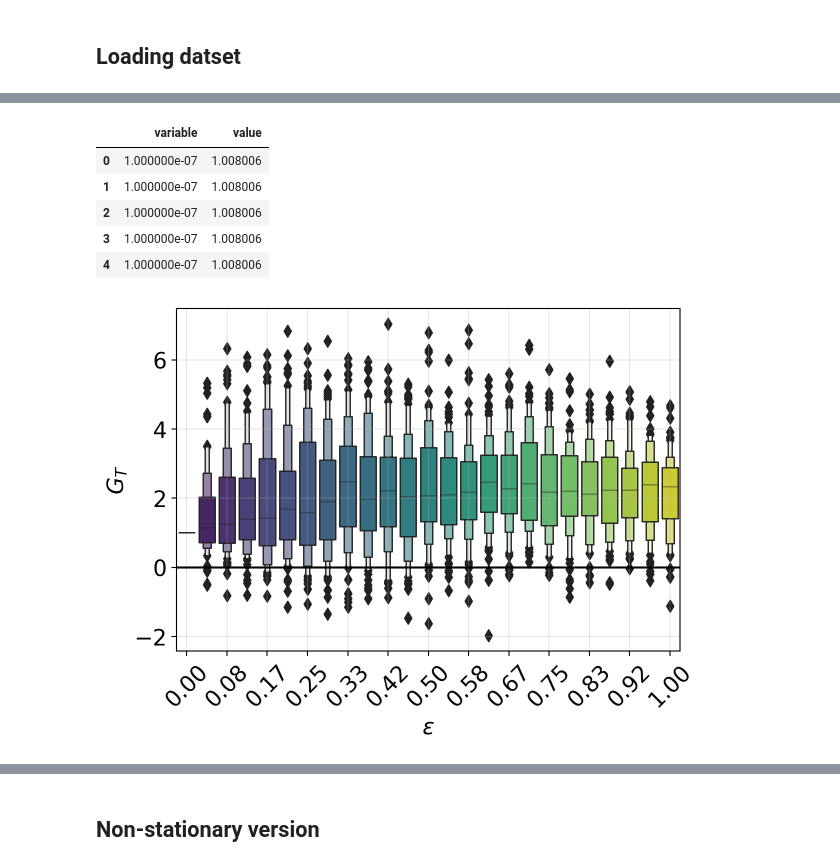
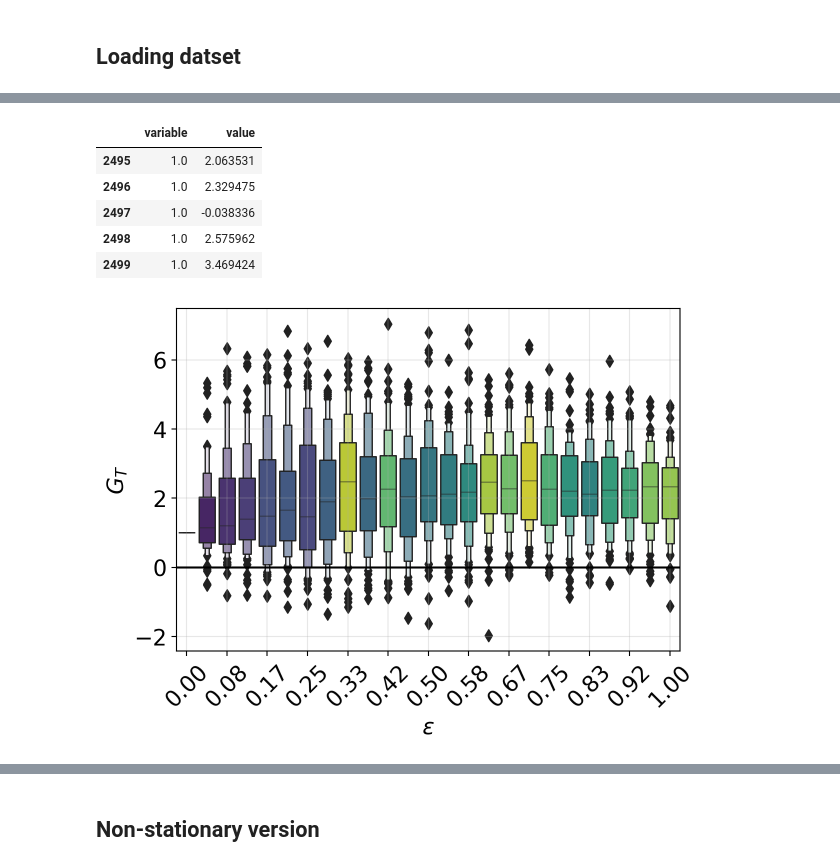
Before and after one commit to sapienzaio/online-ml-finance, a Jupyter notebook: 06-reinforcement-learning/epsilon-greedy-strategy.ipynb, the cells around one changed output, grey strips where cells are left out. Cells and saved outputs as stored; diff of their text form; code cells hidden in the pictures.

Commit message:
rl-feat: epsilon-greedy-strategy

```diff
--- a/06-reinforcement-learning/epsilon-greedy-strategy.ipynb
+++ b/06-reinforcement-learning/epsilon-greedy-strategy.ipynb
@@ -15,6 +15,7 @@ from datetime import datetime
 # %%
 %config InlineBackend.figure_format = "retina"
 plt.rcParams["font.size"] = 16
+sns.set_palette("hls", 6)
 # %%
 theta_values = -2, -1, 0, 3, 7,
 # %% [markdown]
@@ -149,7 +150,8 @@ def returns_bandit(key, data, epsilon):
     return returns_bandit
 # %%
 n_simulations = 100
-epsilon_values = jnp.linspace(1e-7, 1, 25)
+n_epsilon_values = 25
+epsilon_values = jnp.linspace(1e-7, 1, n_epsilon_values)
 # %%
 %%time
 keys = jax.random.split(key, n_simulations)
@@ -166,35 +168,45 @@ epsilon_greedy_final = pd.DataFrame(
 )
 # %%
 median_value_final = epsilon_greedy_final.median(axis=0)
+median_value_final.name = "median"
 
 summary_final = epsilon_greedy_final.melt()
-summary_final.head()
+summary_final.tail()
 # %% [output]
 |  | variable | value |
-| 0 | 1.000000e-07 | 1.008006 |
-| 1 | 1.000000e-07 | 1.008006 |
-| 2 | 1.000000e-07 | 1.008006 |
-| 3 | 1.000000e-07 | 1.008006 |
-| 4 | 1.000000e-07 | 1.008006 |
+| 2495 | 1.0 | 2.063531 |
+| 2496 | 1.0 | 2.329475 |
+| 2497 | 1.0 | -0.038336 |
+| 2498 | 1.0 | 2.575962 |
+| 2499 | 1.0 | 3.469424 |
+# %%
+palette = sns.color_palette("viridis_r", n_epsilon_values)
+
+colors = median_value_final.reset_index().sort_values("median", ascending=False)
+colors.index = sorted(colors.index)
+colors = colors.reset_index()
+
+colors["hue"] = colors.apply(lambda row: palette[int(row["level_0"])], axis=1)
+colors = colors.sort_values("index")["hue"].to_list()
 # %%
 # NOTE: PRETTYFY with median_value_final
 
 fig, ax = plt.subplots()
 sns.boxenplot(
     y="value", x="variable", data=summary_final,
-    palette="viridis", linewidth=1, ax=ax#, hue="variable"
+    palette=colors, linewidth=1, ax=ax,
 )
 plt.grid(alpha=0.3)
 values, ticks = plt.xticks()
 ticks = [format(float(t.get_text()), "0.2f") for t in ticks]
 plt.xticks(values[::2], ticks[::2], rotation=45)
 plt.xlabel("$\epsilon$")
 plt.ylabel("$G_T$")
 plt.tight_layout()
 plt.axhline(y=0, c="black")
-plt.savefig("stationary-bandit-mean.pdf")
+plt.savefig("../figures/rl-stationary-bandit-distribution.pdf")
 # %% [output]
-[figure, old version]
+[figure, new version]
 # %%
 ix = 12
 print(epsilon_values[ix])
```
Also changed, not shown: parts of 15 cells of this notebook.
